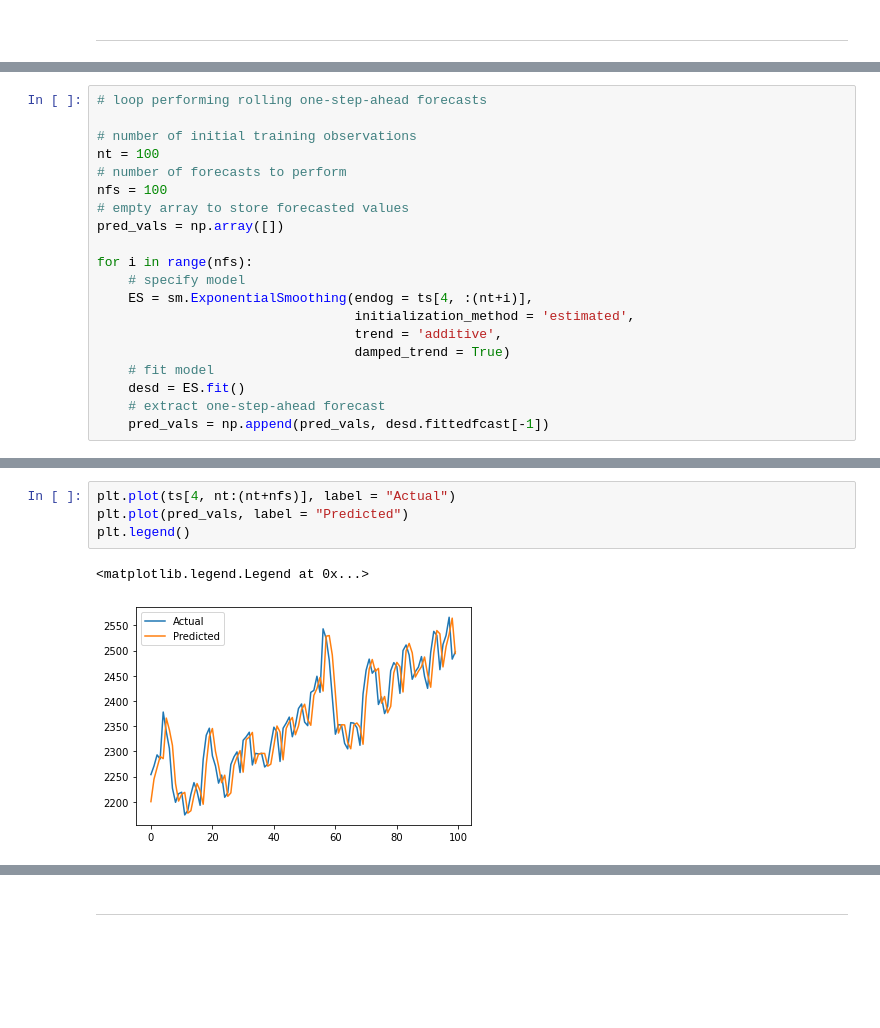
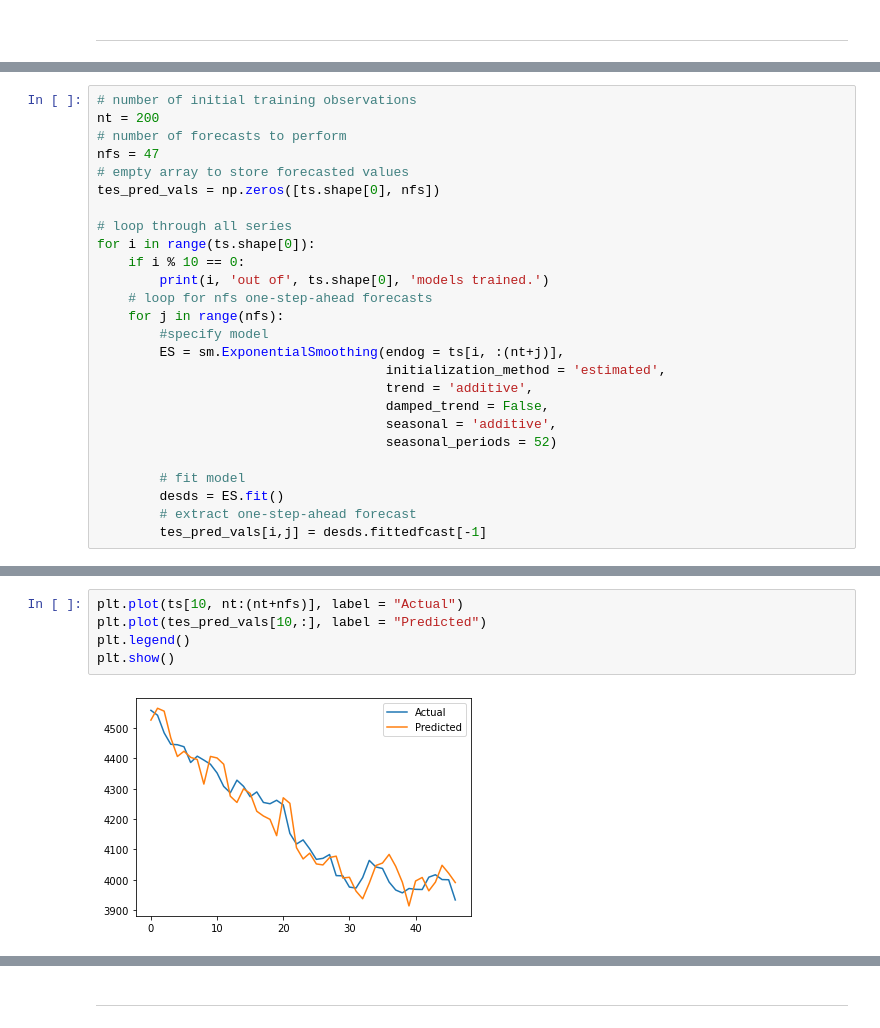
Before and after one commit to cdbale/Privacy-and-Forecasting-Empirical, a Jupyter notebook: Code/Exploratory/Forecasting Models/Exponential_Smoothing.ipynb, the cells around one changed output, grey strips where cells are left out. Cells and saved outputs as stored; diff of their text form; blank space fills up the shorter version.

```diff
--- a/Code/Exploratory/Forecasting Models/Exponential_Smoothing.ipynb
+++ b/Code/Exploratory/Forecasting Models/Exponential_Smoothing.ipynb
@@ -482,20 +514,26 @@ We'll go ahead and jump to the generalized modeling for one series.
 # %%
-# loop performing rolling one-step-ahead forecasts
+# number of initial training observations
+nt = 200
+# number of forecasts to perform
+nfs = 47
+# empty array to store forecasted values
+tes_pred_vals = np.zeros([ts.shape[0], nfs])
 
-# number of initial training observations
-nt = 100
-# number of forecasts to perform
-nfs = 100
-# empty array to store forecasted values
-pred_vals = np.array([])
+# loop through all series
+for i in range(ts.shape[0]):
+    if i % 10 == 0:
+        print(i, 'out of', ts.shape[0], 'models trained.')
+    # loop for nfs one-step-ahead forecasts
+    for j in range(nfs):
+        #specify model
+        ES = sm.ExponentialSmoothing(endog = ts[i, :(nt+j)],
+                                     initialization_method = 'estimated',
+                                     trend = 'additive',
+                                     damped_trend = False,
+                                     seasonal = 'additive',
+                                     seasonal_periods = 52)
 
-for i in range(nfs):
-    # specify model
-    ES = sm.ExponentialSmoothing(endog = ts[4, :(nt+i)],
-                                 initialization_method = 'estimated',
-                                 trend = 'additive',
-                                 damped_trend = True)
-    # fit model
-    desd = ES.fit()
-    # extract one-step-ahead forecast
-    pred_vals = np.append(pred_vals, desd.fittedfcast[-1])
+        # fit model
+        desds = ES.fit()
+        # extract one-step-ahead forecast
+        tes_pred_vals[i,j] = desds.fittedfcast[-1]
@@ -502,7 +577,7 @@ for i in range(nfs):
 # %%
-plt.plot(ts[4, nt:(nt+nfs)], label = "Actual")
-plt.plot(pred_vals, label = "Predicted")
+plt.plot(ts[10, nt:(nt+nfs)], label = "Actual")
+plt.plot(tes_pred_vals[10,:], label = "Predicted")
 plt.legend()
+plt.show()
 # %% [output]
-<matplotlib.legend.Legend at 0x...>
-[figure, old version]
+[figure, new version]
```
Also changed, not shown: parts of 96 cells of this notebook, 5 other files.
